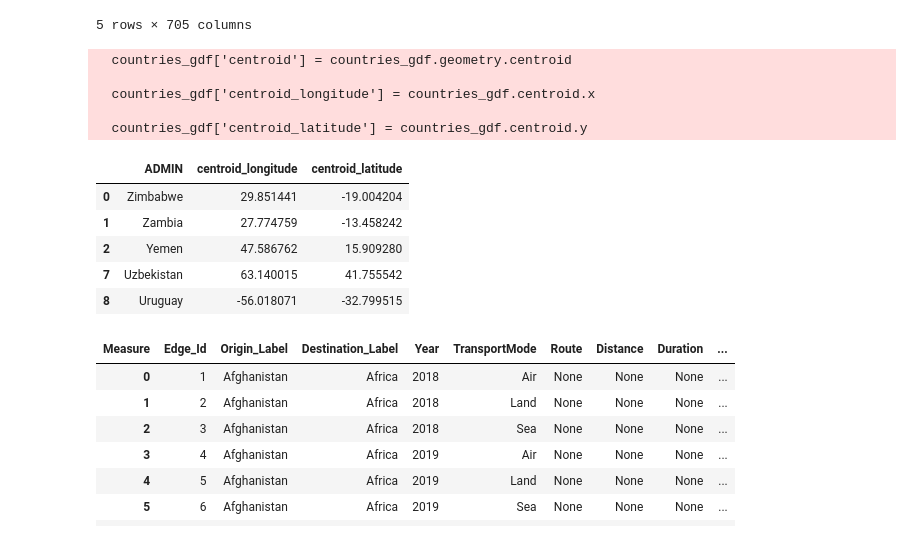
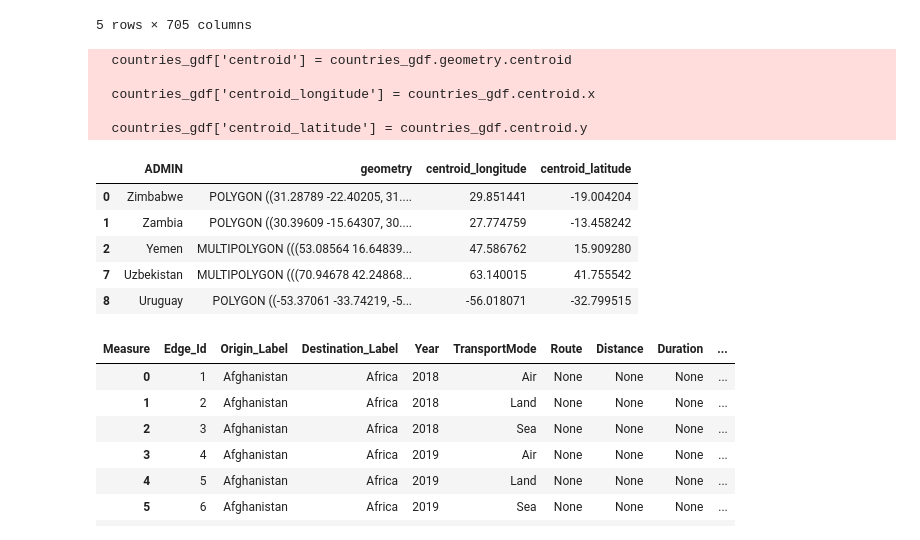
Before and after one commit to zrobers/ca_drift, a Jupyter notebook: trade_simulation.ipynb, the cells around one changed output. Cells and saved outputs as stored; diff of their text form; code cells hidden in the pictures.

```diff
--- a/trade_simulation.ipynb
+++ b/trade_simulation.ipynb
@@ -58,34 +58,35 @@ trade_df.head()
 # %%
 # Extract unique destination countries from your trade data.
 unique_countries = trade_df['Destination_Label'].unique()
 
 # Load the Natural Earth Admin 0 shapefile.
 world = gpd.read_file("natural_earth/ne_50m_admin_0_countries.shp")
 
 # Filter the GeoDataFrame to include only the countries in your unique list.
 countries_gdf = world[world['ADMIN'].isin(unique_countries)].copy()
 
 # Compute the centroid of each country’s geometry.
 countries_gdf['centroid'] = countries_gdf.geometry.centroid
 countries_gdf['centroid_longitude'] = countries_gdf.centroid.x
 countries_gdf['centroid_latitude'] = countries_gdf.centroid.y
 
-# Drop all columns except for 'ADMIN', 'centroid_longitude', and 'centroid_latitude'.
-countries_gdf = countries_gdf[['ADMIN', 'centroid_longitude', 'centroid_latitude']]
+# Drop all columns except for 'ADMIN', 'geometry', 'centroid_longitude', and 'centroid_latitude'.
+countries_gdf = countries_gdf[['ADMIN', 'geometry', 'centroid_longitude', 'centroid_latitude']]
+
 
 countries_gdf.head()
 # %% [output]
   countries_gdf['centroid'] = countries_gdf.geometry.centroid
 
   countries_gdf['centroid_longitude'] = countries_gdf.centroid.x
 
   countries_gdf['centroid_latitude'] = countries_gdf.centroid.y
-|  | ADMIN | centroid_longitude | centroid_latitude |
-| 0 | Zimbabwe | 29.851441 | -19.004204 |
-| 1 | Zambia | 27.774759 | -13.458242 |
-| 2 | Yemen | 47.586762 | 15.909280 |
-| 7 | Uzbekistan | 63.140015 | 41.755542 |
-| 8 | Uruguay | -56.018071 | -32.799515 |
+|  | ADMIN | geometry | centroid_longitude | centroid_latitude |
+| 0 | Zimbabwe | POLYGON ((31.28789 -22.40205, 31.... | 29.851441 | -19.004204 |
+| 1 | Zambia | POLYGON ((30.39609 -15.64307, 30.... | 27.774759 | -13.458242 |
+| 2 | Yemen | MULTIPOLYGON (((53.08564 16.64839... | 47.586762 | 15.909280 |
+| 7 | Uzbekistan | MULTIPOLYGON (((70.94678 42.24868... | 63.140015 | 41.755542 |
+| 8 | Uruguay | POLYGON ((-53.37061 -33.74219, -5... | -56.018071 | -32.799515 |
 # %%
 # Flatten the dataset so that each row is a single edge on the graph by extracting the values for columns corresponding to a particular origin
 # Features: Edge_Id, Origin_Label (Extracted from the Columns, matches set of Destination_Labels/ADMIN), Destination_Label, Year, TransportMode, Route (Longitude and Latitude of Points Along Trade Route), Distance, Duration, Central_America (Boolean: Route Interects with Central America), FOB_value, Transport_expenditure, Kilograms
```
Also changed, not shown: parts of 13 cells of this notebook.
